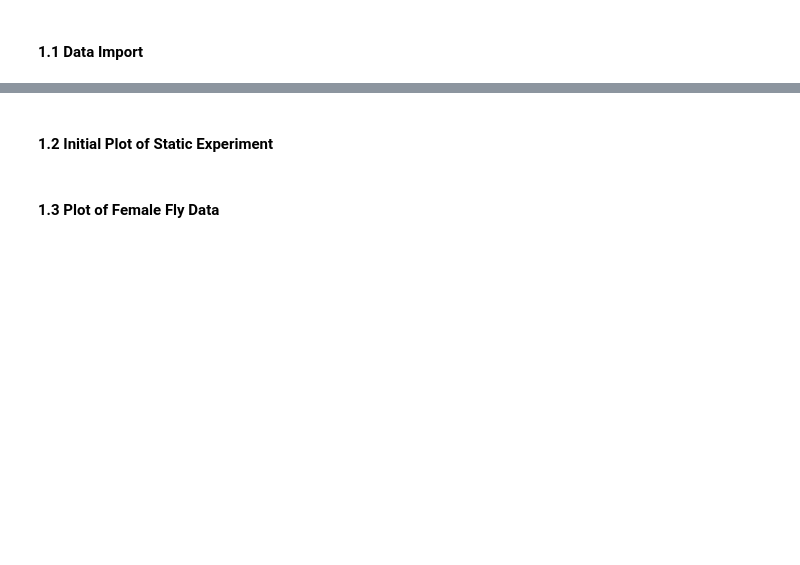
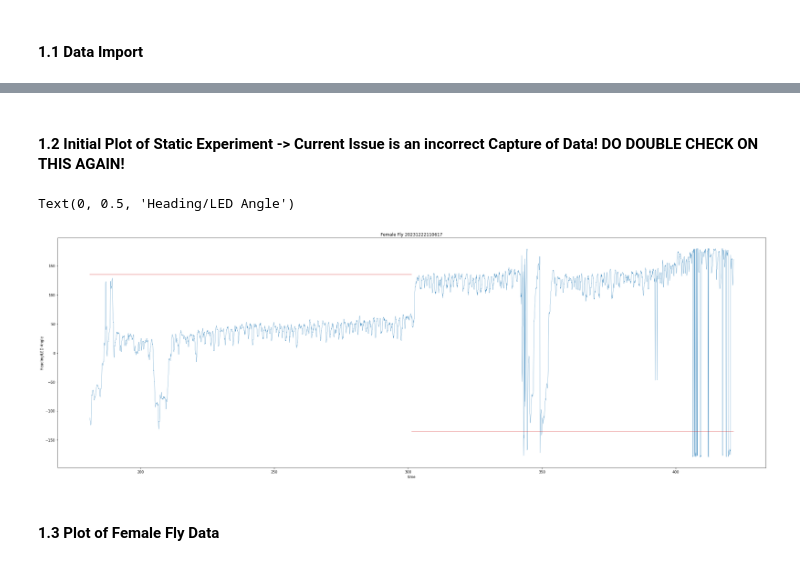
Before and after one commit to warren-lab/flyplot, a Jupyter notebook: Magno_Compare/magno_compare.ipynb, the cells around one changed output, grey strips where cells are left out. Drawn from its saved outputs; the diff is of its cells as text; code cells hidden in the pictures; blank space fills up the shorter version.

Commit message:
updates to the loop section, slight issue with the static section but that can be resolved. All additional internal packages are working.

```diff
--- a/Magno_Compare/magno_compare.ipynb
+++ b/Magno_Compare/magno_compare.ipynb
@@ -87,3 +95,19 @@ from parsing import basic_sections as bsc_sec,  data_range as dat_rng, exact_exp
 ## 1. Static Data Analysis
 # %% [markdown]
 #### 1.1 Data Import
+# %%
+# data source
+fem_dat_static ='data/20231228154547.txt'
+# female fly heading and led position data
+df_fem_static = pd.read_csv(fem_dat_static, names = ['time','fly heading','led position'],sep = " ")
+
+# compute change over time
+df_fem_static['delta-t'] = df_fem_static['time'] - df_fem_static['time'][0]
+
+# compute LED position in degrees
+df_fem_static['led angle'] = np.rad2deg(get_LED_angle_in_rad(df_fem_static['led position']))
+
+# get subgroups
+fem_dict_static = sub_exp_group(df_fem_static)
+print(fem_dict_static)
+print(len(fem_dict_static))
@@ -90,5 +128,20 @@ from parsing import basic_sections as bsc_sec,  data_range as dat_rng, exact_exp
 # %% [markdown]
-#### 1.2 Initial Plot of Static Experiment
+#### 1.2 Initial Plot of Static Experiment -> Current Issue is an incorrect Capture of Data! DO DOUBLE CHECK ON THIS AGAIN!
+# %%
+plt.figure(figsize=(36,12))
+# iterate over the sections
+for k in list(fem_dict_static.keys())[3:5]:
+    start = fem_dict_static[k][0]
+    end = fem_dict_static[k][1]
+    # print(start,end)
+    plt.plot(df_fem_static['delta-t'][start:end],df_fem_static['fly heading'][start:end],color = 'tab:blue', linewidth = .5, label = 'Heading')
+    plt.plot(df_fem_static['delta-t'][start:end],df_fem_static['led angle'][start:end],color = 'tab:red', linewidth = 1, label = 'LED')
+plt.title("Female Fly 20231222110617")
+plt.xlabel("time")
+plt.ylabel("Heading/LED Angle")
+# %% [output]
+Text(0, 0.5, 'Heading/LED Angle')
+[figure, added]
 # %% [markdown]
 #### 1.3 Plot of Female Fly Data
 # %% [markdown]
```
Also changed, not shown: parts of 14 cells of this notebook, 9 other files.
